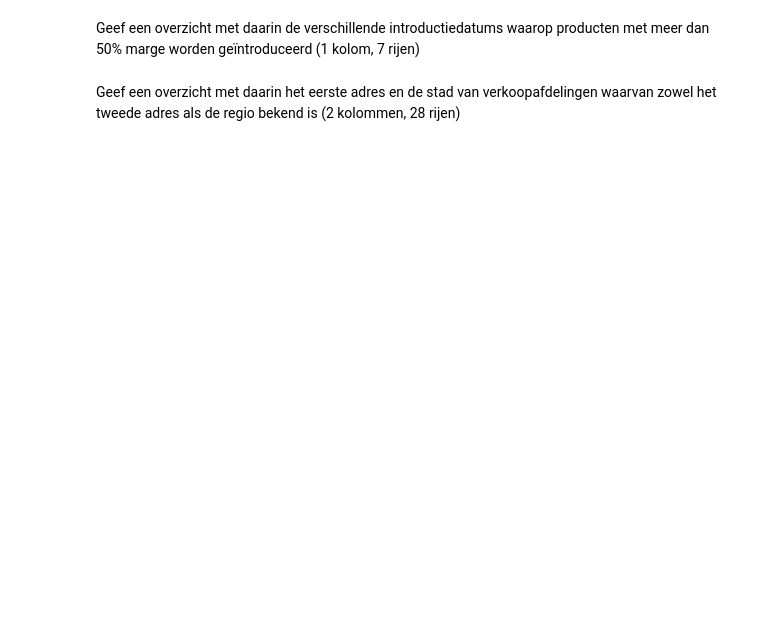
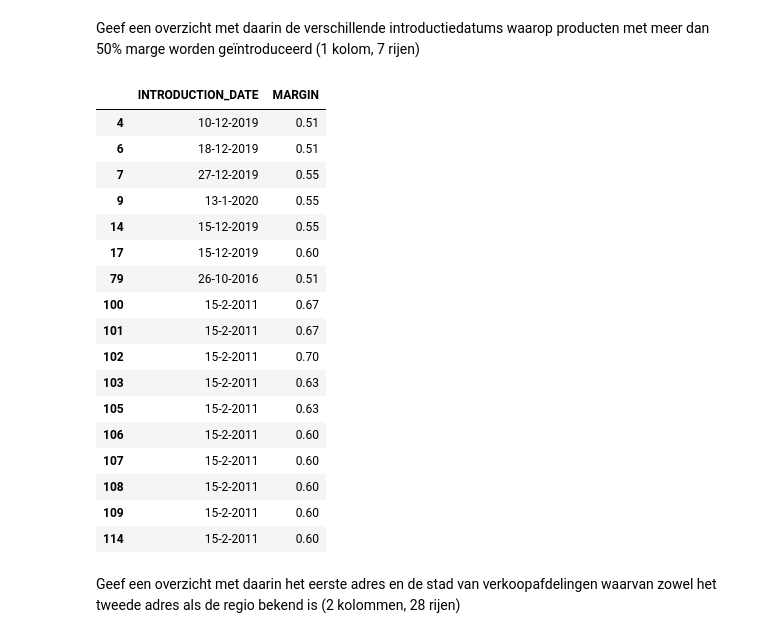
Before and after one commit to advanced03/DEDS, a Jupyter notebook: Practicum_2.3_Opdrachten.ipynb, the cells around one changed output. Cells and saved outputs as stored; diff of their text form; code cells hidden in the pictures; blank space fills up the shorter version.

```diff
--- a/Practicum_2.3_Opdrachten.ipynb
+++ b/Practicum_2.3_Opdrachten.ipynb
@@ -57,3 +66,10 @@ Let op! Voor alle onderstaande opdrachten mag je <u>alleen Python</u> gebruiken,
 ## Selecties op één tabel zonder functies
 # %% [markdown]
 Geef een overzicht met daarin de producten en hun productiekosten waarvan de productiekosten lager dan 100 dollar en hoger dan 50 dollar ligt. (2 kolommen, 23 rijen)
+# %%
+product = pd.DataFrame(pd.read_sql_query('SELECT * from product', con_sales))
+product['PRODUCTION_COST'] = product['PRODUCTION_COST'].astype(float)
+product100 = product["PRODUCTION_COST"] < 100
+product50 = product["PRODUCTION_COST"] > 50
+filtered_product = product100 & product50
+product.loc[(filtered_product), ('PRODUCTION_COST', 'PRODUCT_NAME')]
@@ -64,4 +124,28 @@ Geef een overzicht met daarin de landen waar met francs wordt betaald. Sorteer d
 # %% [markdown]
 Geef een overzicht met daarin de verschillende introductiedatums waarop producten met meer dan 50% marge worden geïntroduceerd (1 kolom, 7 rijen)
+# %%
+product
+product["MARGIN"] = product["MARGIN"].astype(float)
+filtered_results = product["MARGIN"] > 0.5
+product.loc[filtered_results, ('INTRODUCTION_DATE', 'MARGIN')]
+# %% [output]
+|  | INTRODUCTION_DATE | MARGIN |
+| 4 | 10-12-2019 | 0.51 |
+| 6 | 18-12-2019 | 0.51 |
+| 7 | 27-12-2019 | 0.55 |
+| 9 | 13-1-2020 | 0.55 |
+| 14 | 15-12-2019 | 0.55 |
+| 17 | 15-12-2019 | 0.60 |
+| 79 | 26-10-2016 | 0.51 |
+| 100 | 15-2-2011 | 0.67 |
+| 101 | 15-2-2011 | 0.67 |
+| 102 | 15-2-2011 | 0.70 |
+| 103 | 15-2-2011 | 0.63 |
+| 105 | 15-2-2011 | 0.63 |
+| 106 | 15-2-2011 | 0.60 |
+| 107 | 15-2-2011 | 0.60 |
+| 108 | 15-2-2011 | 0.60 |
+| 109 | 15-2-2011 | 0.60 |
+| 114 | 15-2-2011 | 0.60 |
 # %% [markdown]
 Geef een overzicht met daarin het eerste adres en de stad van verkoopafdelingen waarvan zowel het tweede adres als de regio bekend is (2 kolommen, 28 rijen)
```
Also changed, not shown: parts of 25 cells of this notebook.
